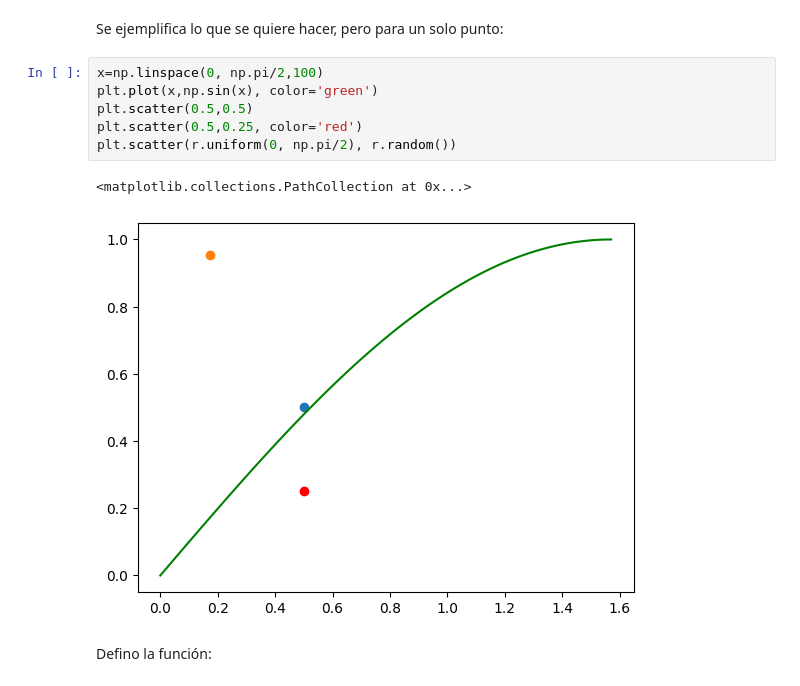
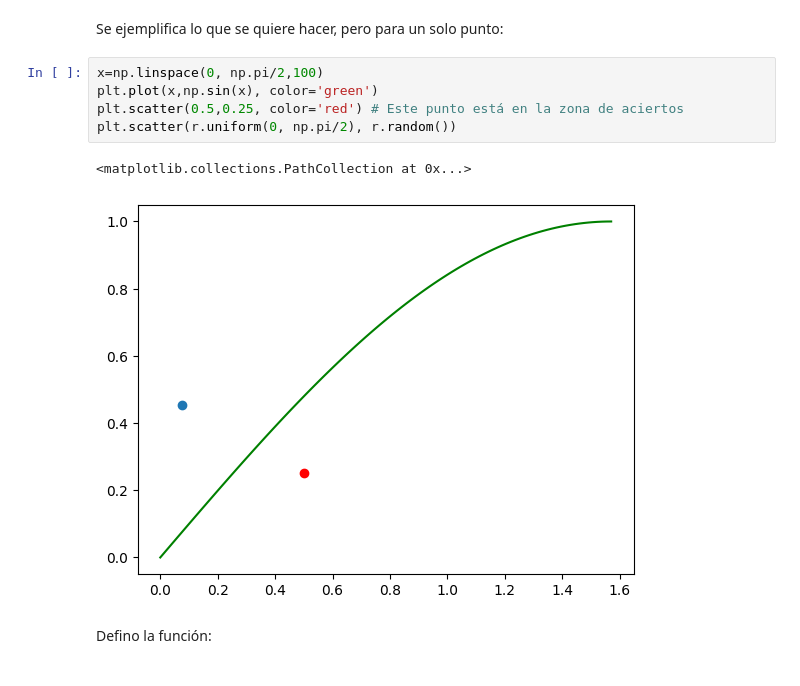
Before and after one commit to LuisManuelCatzoliSoriano/Simulacion-I, a Jupyter notebook: Estimación_de_Integrales_c_exitos.ipynb, the cells around one changed output. Cells and saved outputs as stored; diff of their text form.

```diff
--- a/Estimación_de_Integrales_c_exitos.ipynb
+++ b/Estimación_de_Integrales_c_exitos.ipynb
@@ -19,12 +19,11 @@ Se ejemplifica lo que se quiere hacer, pero para un solo punto:
 # %%
 x=np.linspace(0, np.pi/2,100)
 plt.plot(x,np.sin(x), color='green')
-plt.scatter(0.5,0.5)
-plt.scatter(0.5,0.25, color='red')
+plt.scatter(0.5,0.25, color='red') # Este punto está en la zona de aciertos
 plt.scatter(r.uniform(0, np.pi/2), r.random())
 # %% [output]
 <matplotlib.collections.PathCollection at 0x...>
-[figure, old version]
+[figure, new version]
 # %% [markdown]
 Defino la función:
 # %%
```
Also changed, not shown: parts of 1 cell of this notebook.
